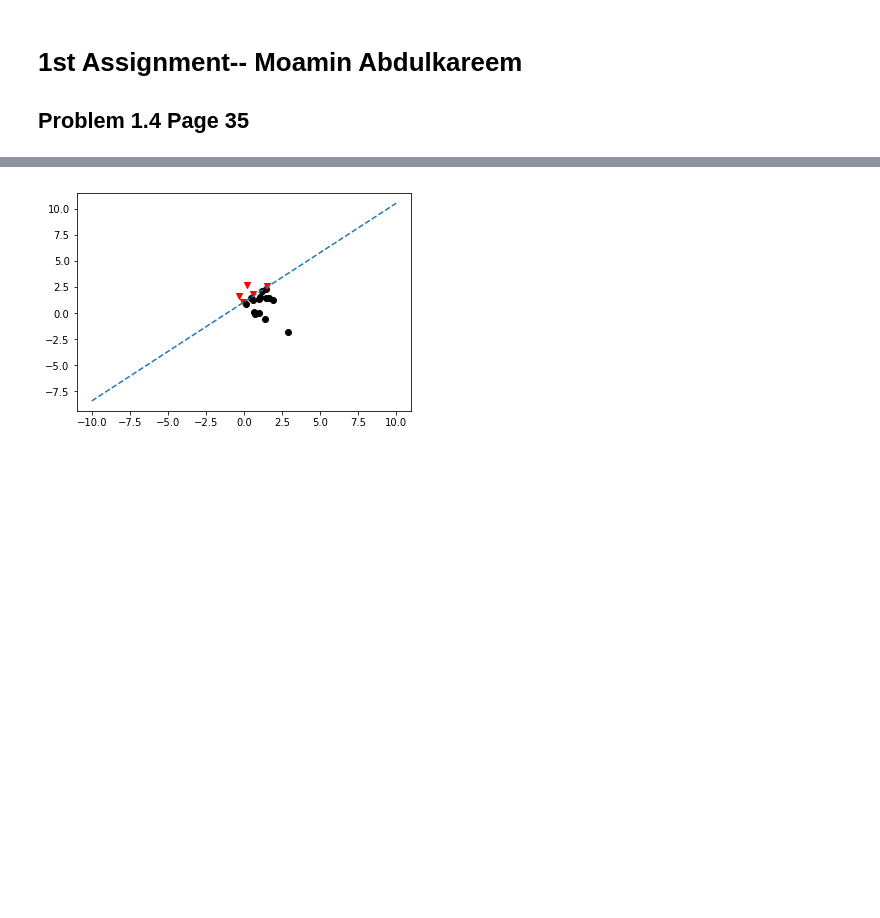
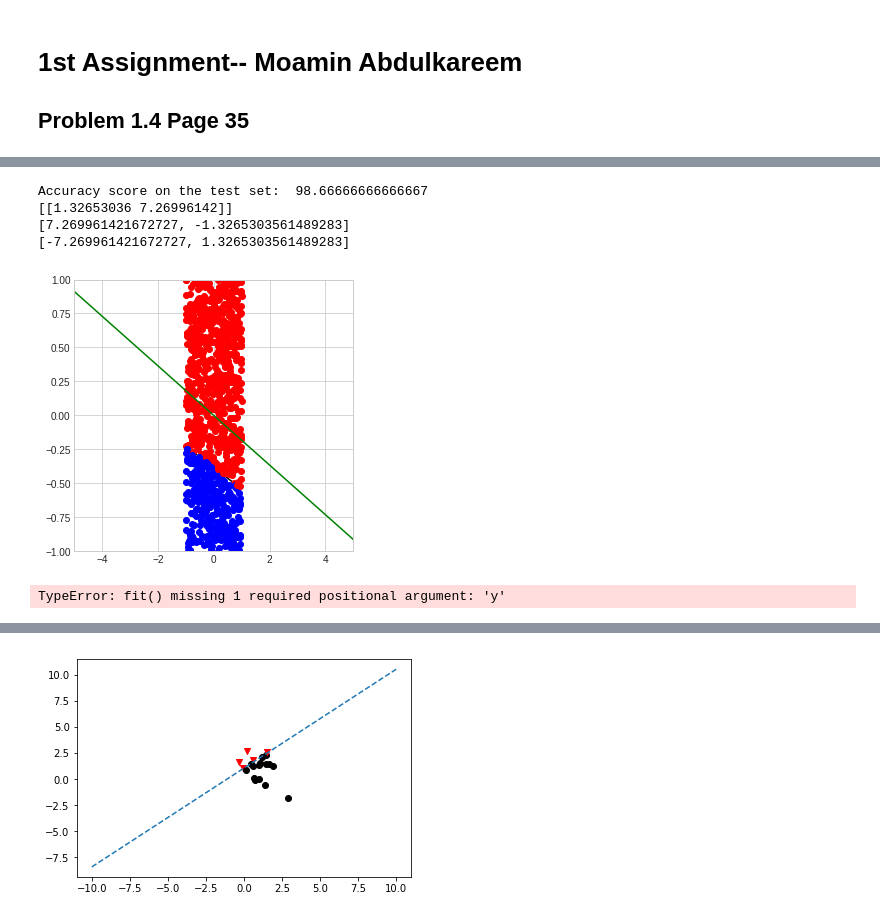
Before and after one commit to moomen91/ML, a Jupyter notebook: 1st_Assignment.ipynb, the cells around one changed output, grey strips where cells are left out. Saved outputs shown, nothing was run; the diff lists cells and outputs as text; code cells hidden in the pictures; blank space fills up the shorter version.

```diff
--- a/1st_Assignment.ipynb
+++ b/1st_Assignment.ipynb
@@ -62,0 +64,77 @@ plt.show()
+# %%
+import random
+xa,ya,xb,yb = [random.uniform(-1,1) for i in range(4)]
+w = np.array([xb*ya-xa*yb, yb-ya, xa-xb])
+
+def generate_pionts(n):
+    X = list()
+    for i in range(n):
+        x1,x2 = [random.uniform(-1,1) for i in range(2)]
+        x = np.array([1,x1,x2])
+        s = int(np.sign(w.T.dot(x)))
+        X.append((x,s))
+
+    return X
+datapoints = generate_pionts(1000)
+y = list()
+x = list()
+for i in range(len(datapoints)):
+    y.append(datapoints[i][1])
+    x.append(datapoints[i][0])
+x = np.asarray(x)
+
+intercept = x[:,0]
+X = x[:,1:]
+X_train, X_test, Y_train, Y_test = train_test_split(X,y, test_size=0.3)
+clf = Perceptron(max_iter=1000, tol=0.00001)
+clf.fit(X_train,Y_train)
+y_pred = clf.predict(X_test)
+
+score = np.mean(y_pred == Y_test)*100
+weights = clf.coef_
+ww1 = [weights[0][1], -weights[0][0]]
+ww2 = [-weights[0][1], weights[0][0]]
+print("Accuracy score on the test set: ",np.mean(y_pred == Y_test)*100)
+print(weights)
+print(ww1)
+print(ww2)
+# %% [output]
+Accuracy score on the test set:  98.66666666666667
+[[1.32653036 7.26996142]]
+[7.269961421672727, -1.3265303561489283]
+[-7.269961421672727, 1.3265303561489283]
+# %%
+fig = plt.figure(figsize=(5,5))
+plt.xlim(-5,5)
+plt.ylim(-1,1)
+
+a, b = -w[1]/w[2], -w[0]/w[2]
+l = np.linspace(-1,1)
+plt.plot(l, a*l+b, 'k-')
+cols = {1: 'r', -1: 'b'}
+for x,s in datapoints:
+    plt.plot(x[1], x[2], cols[s]+'o')
+plt.plot([ww1[0], ww2[0]], [ww1[1], ww2[1]],color='g')
+plt.show()
+# %% [output]
+[figure, added]
+# %%
+from pylab import rand
+def generate_points2(n):
+
+    xb = (rand(n) * 2 - 1) / 2 - 0.5
+    yb = (rand(n) * 2 - 1) / 2 + 0.5
+    xr = (rand(n) * 2 - 1) / 2 + 0.5
+    yr = (rand(n) * 2 - 1) / 2 - 0.5
+    inputs = []
+    for i in range(len(xb)):
+        inputs.append([xb[i], yb[i], 1])
+        inputs.append([xr[i], yr[i], -1])
+    return inputs
+g = generate_points2(20)
+
+y = list()
+clf = Perceptron(tol=0.0001, max_iter=1000)
+clf.fit(g)
+# %% [output]
+TypeError: fit() missing 1 required positional argument: 'y'
```
Also changed, not shown: parts of 3 cells of this notebook.
